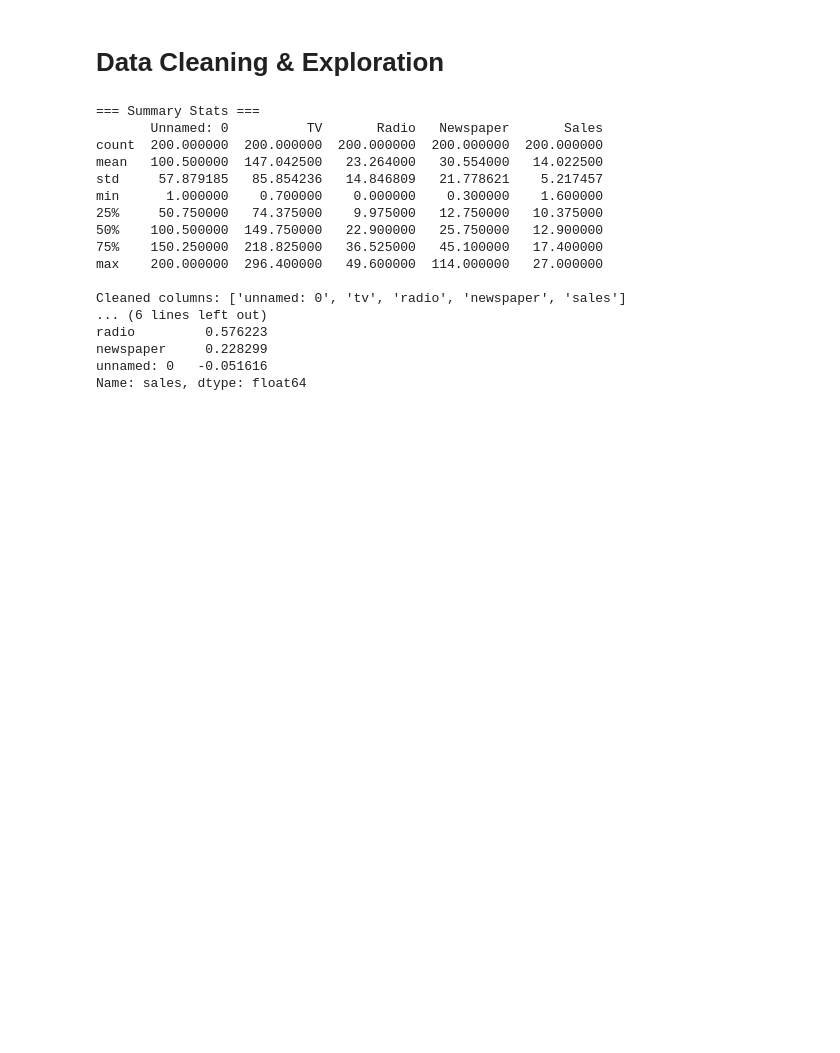
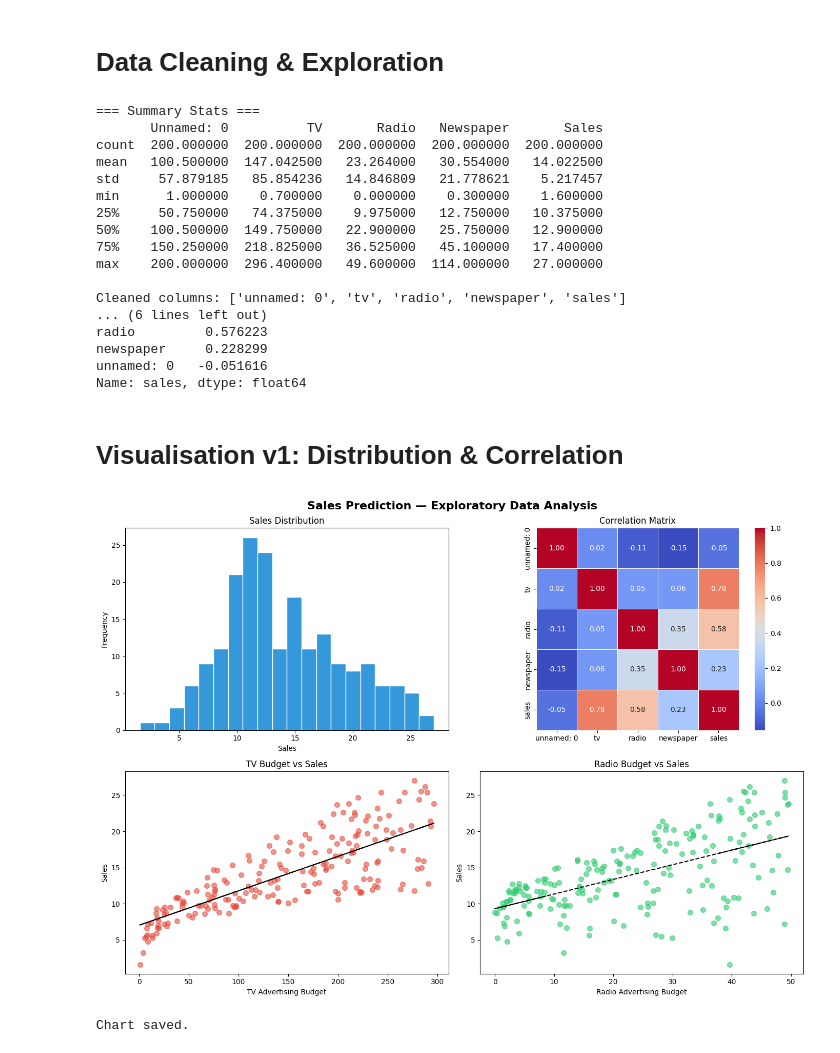
Before and after one commit to proxy-cmd/CodeAlpha_SalesPrediction, a Jupyter notebook: sales_prediction.ipynb, the cells around one changed output. Drawn from its saved outputs; the diff is of its cells as text; code cells hidden in the pictures; blank space fills up the shorter version.

Commit message:
visualised the data in 2 versions

```diff
--- a/sales_prediction.ipynb
+++ b/sales_prediction.ipynb
@@ -79,3 +79,47 @@ radio         0.576223
 newspaper     0.228299
 unnamed: 0   -0.051616
 Name: sales, dtype: float64
+# %% [markdown]
+# Visualisation v1: Distribution & Correlation
+# %%
+fig, axes = plt.subplots(2, 2, figsize=(14, 10))
+fig.suptitle('Sales Prediction — Exploratory Data Analysis', fontsize=16, fontweight='bold')
+
+# 1. Sales distribution
+axes[0, 0].hist(df['sales'], bins=20, color='#3498db', edgecolor='white')
+axes[0, 0].set_title('Sales Distribution')
+axes[0, 0].set_xlabel('Sales')
+axes[0, 0].set_ylabel('Frequency')
+
+# 2. Correlation heatmap
+corr = df.corr()
+sns.heatmap(corr, annot=True, fmt='.2f', cmap='coolwarm',
+            ax=axes[0, 1], square=True, linewidths=0.5)
+axes[0, 1].set_title('Correlation Matrix')
+
+# 3. TV spend vs Sales
+axes[1, 0].scatter(df['tv'], df['sales'], color='#e74c3c', alpha=0.6, s=50)
+axes[1, 0].set_xlabel('TV Advertising Budget')
+axes[1, 0].set_ylabel('Sales')
+axes[1, 0].set_title('TV Budget vs Sales')
+
+# Add regression line
+m, b = np.polyfit(df['tv'], df['sales'], 1)
+axes[1, 0].plot(df['tv'], m * df['tv'] + b, color='black', linewidth=1.5, linestyle='--')
+
+# 4. Radio spend vs Sales
+axes[1, 1].scatter(df['radio'], df['sales'], color='#2ecc71', alpha=0.6, s=50)
+axes[1, 1].set_xlabel('Radio Advertising Budget')
+axes[1, 1].set_ylabel('Sales')
+axes[1, 1].set_title('Radio Budget vs Sales')
+
+m2, b2 = np.polyfit(df['radio'], df['sales'], 1)
+axes[1, 1].plot(df['radio'], m2 * df['radio'] + b2, color='black', linewidth=1.5, linestyle='--')
+
+plt.tight_layout()
+plt.savefig('eda_sales.png', dpi=150, bbox_inches='tight')
+plt.show()
+print("Chart saved.")
+# %% [output]
+[figure, added]
+Chart saved.
```
Also changed, not shown: parts of 2 cells of this notebook, 2 other files.
